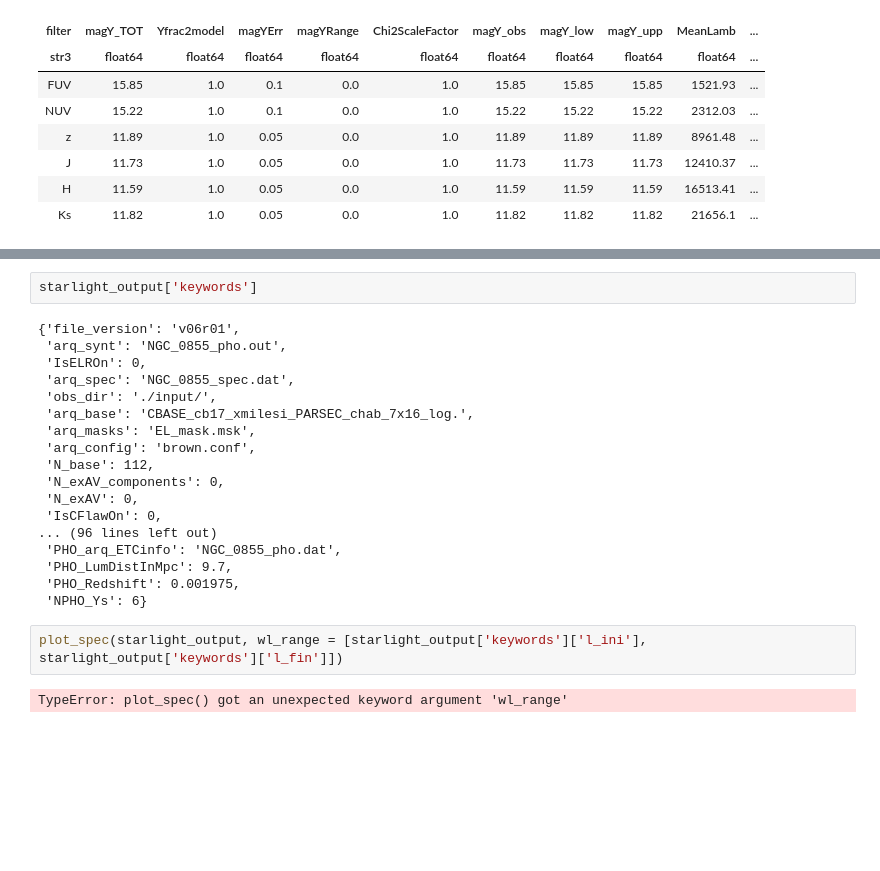
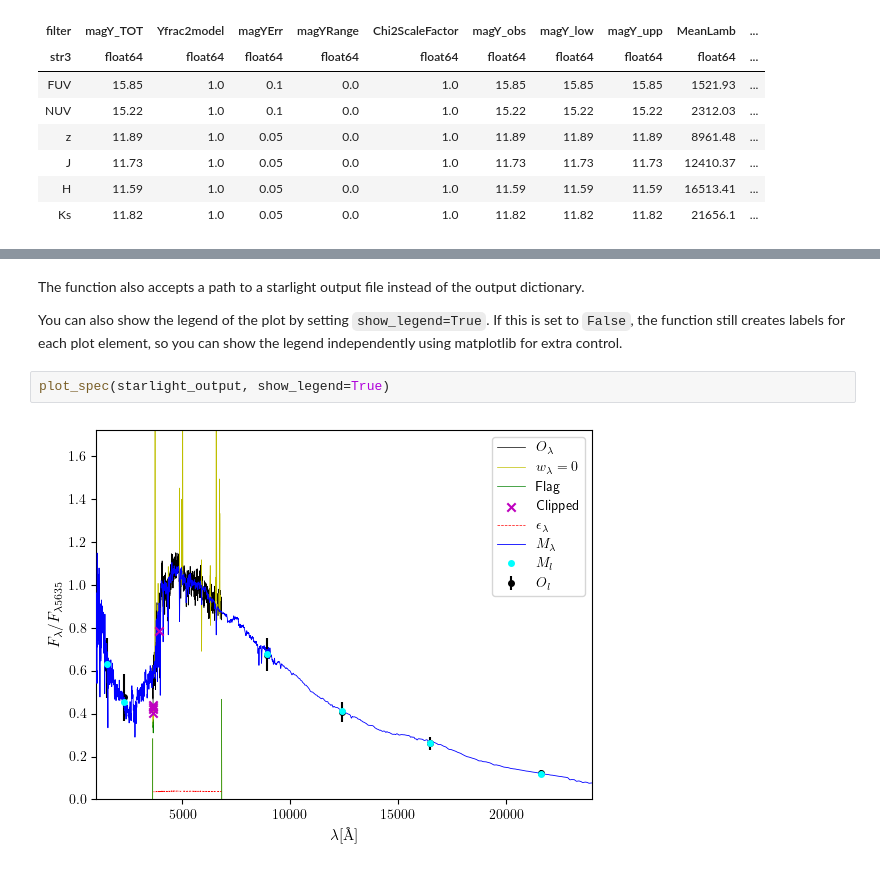
Before and after one commit to arielwrl/starlight_toolkit, a Jupyter notebook: example/quickstart.ipynb, the cells around one changed output, grey strips where cells are left out. Saved outputs shown, nothing was run; the diff lists cells and outputs as text; blank space fills up the shorter version.

```diff
--- a/example/quickstart.ipynb
+++ b/example/quickstart.ipynb
@@ -29,26 +65,10 @@ plot_spec(starlight_output, wl_range=[4000, 5500])
 # %% [output]
 [figure]
-# %%
-starlight_output['keywords']
-# %% [output]
-{'file_version': 'v06r01',
- 'arq_synt': 'NGC_0855_pho.out',
- 'IsELROn': 0,
- 'arq_spec': 'NGC_0855_spec.dat',
- 'obs_dir': './input/',
- 'arq_base': 'CBASE_cb17_xmilesi_PARSEC_chab_7x16_log.',
- 'arq_masks': 'EL_mask.msk',
- 'arq_config': 'brown.conf',
- 'N_base': 112,
- 'N_exAV_components': 0,
- 'N_exAV': 0,
- 'IsCFlawOn': 0,
-... (96 lines left out)
- 'PHO_arq_ETCinfo': 'NGC_0855_pho.dat',
- 'PHO_LumDistInMpc': 9.7,
- 'PHO_Redshift': 0.001975,
- 'NPHO_Ys': 6}
-# %%
-plot_spec(starlight_output, wl_range = [starlight_output['keywords']['l_ini'], starlight_output['keywords']['l_fin']])
-# %% [output]
-TypeError: plot_spec() got an unexpected keyword argument 'wl_range'
+# %% [markdown]
+The function also accepts a path to a starlight output file instead of the output dictionary.
+
+You can also show the legend of the plot by setting `show_legend=True`. If this is set to `False`, the function still creates labels for each plot element, so you can show the legend independently using matplotlib for extra control.
+# %%
+plot_spec(starlight_output, show_legend=True)
+# %% [output]
+[figure, added]
```
Also changed, not shown: parts of 19 cells of this notebook, 2 other files.
